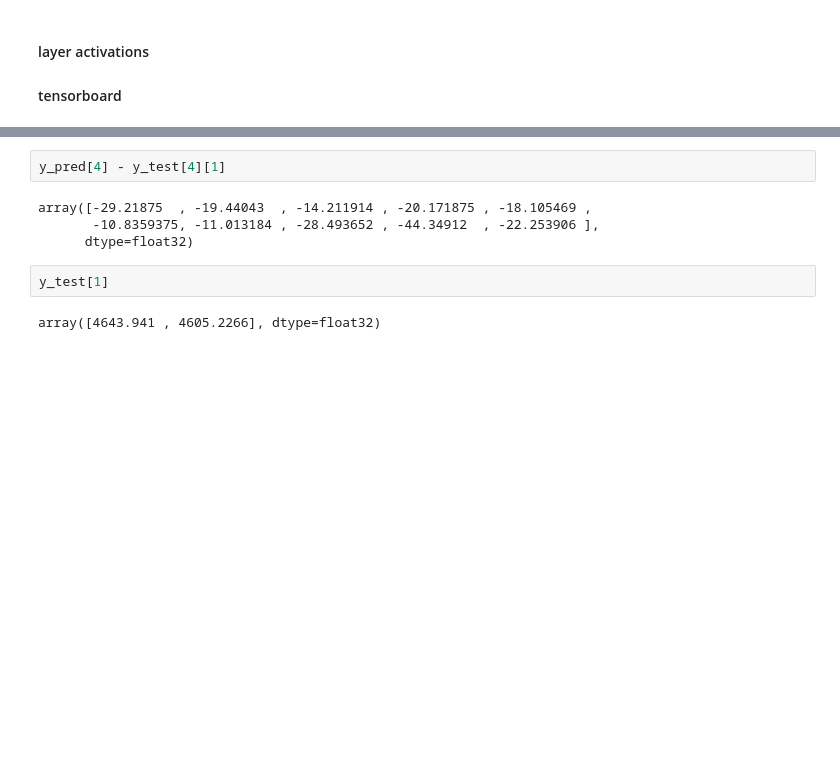
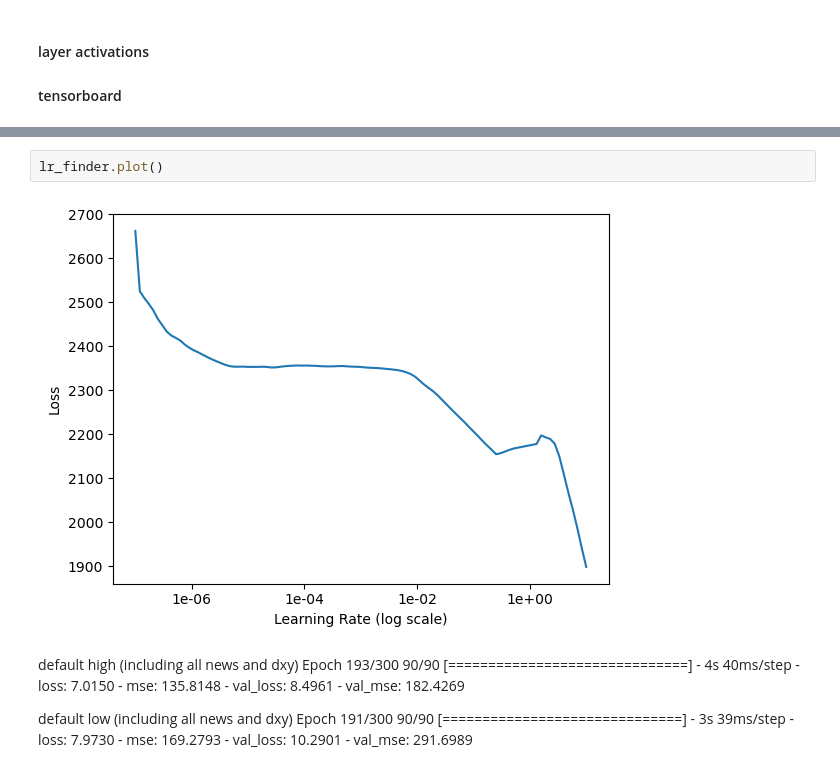
Before and after one commit to kshptl/ML-Futures, a Jupyter notebook: daily_high_low/CNN-Transformer.ipynb, the cells around one changed output, grey strips where cells are left out. Saved outputs shown, nothing was run; the diff lists cells and outputs as text; blank space fills up the shorter version.

```diff
--- a/daily_high_low/CNN-Transformer.ipynb
+++ b/daily_high_low/CNN-Transformer.ipynb
@@ -293,13 +266,15 @@ y_pred = model.predict(X_test)
-# %%
-y_pred[4] - y_test[4][1]
-# %% [output]
-array([-29.21875  , -19.44043  , -14.211914 , -20.171875 , -18.105469 ,
-       -10.8359375, -11.013184 , -28.493652 , -44.34912  , -22.253906 ],
-      dtype=float32)
 # %%
-y_test[1]
+lr_finder.plot()
 # %% [output]
-array([4643.941 , 4605.2266], dtype=float32)
+[figure, added]
+# %% [markdown]
+default high (including all news and dxy)
+Epoch 193/300
+90/90 [==============================] - 4s 40ms/step - loss: 7.0150 - mse: 135.8148 - val_loss: 8.4961 - val_mse: 182.4269
+
+default low (including all news and dxy)
+Epoch 191/300
+90/90 [==============================] - 3s 39ms/step - loss: 7.9730 - mse: 169.2793 - val_loss: 10.2901 - val_mse: 291.6989
 # %%
 #test_steps = len(test_indices) // batch_size
 # Generate predictions for the test set
```
Also changed, not shown: parts of 13 cells of this notebook, 4 other files.
